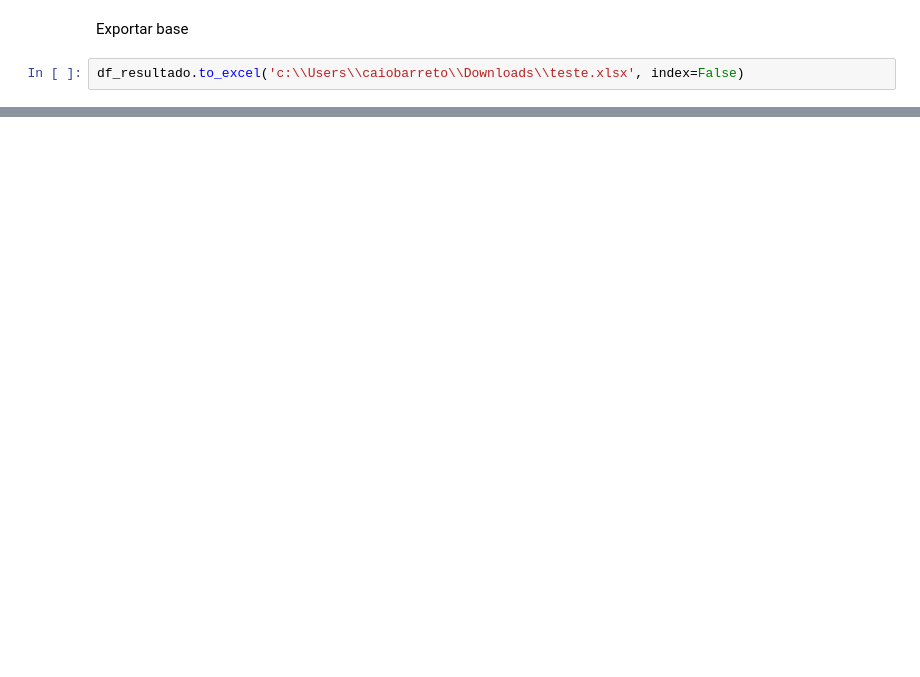
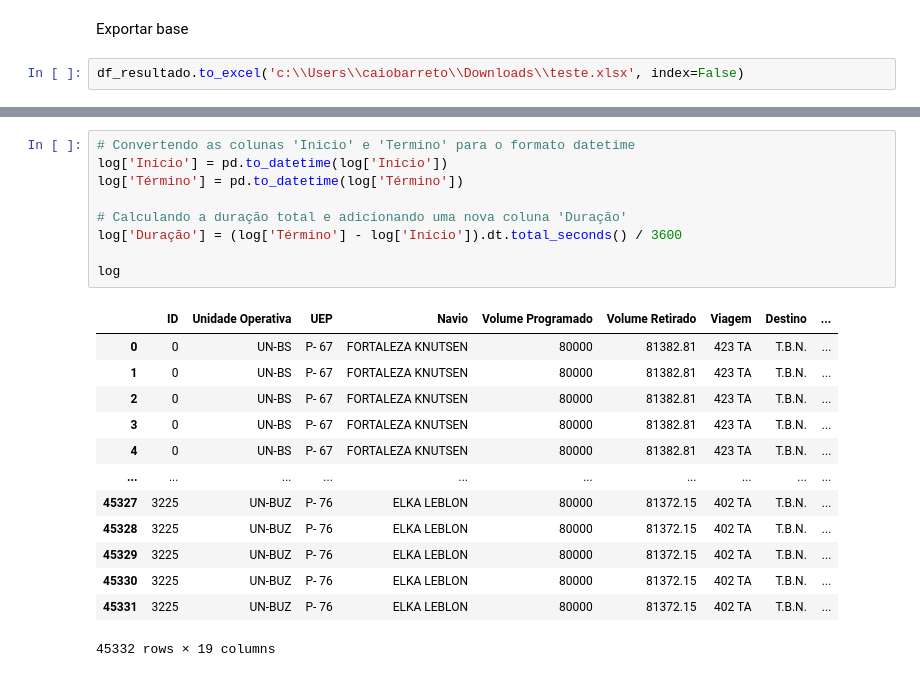
Before and after one commit to gabriellaserra/Process-mining-novo, a Jupyter notebook: Notebooks/Caio.ipynb, the cells around one changed output, grey strips where cells are left out. Cells and saved outputs as stored; diff of their text form; blank space fills up the shorter version.

```diff
--- a/Notebooks/Caio.ipynb
+++ b/Notebooks/Caio.ipynb
@@ -389,0 +399,23 @@ df_resultado.to_excel('c:\\Users\\caiobarreto\\Downloads\\teste.xlsx', index=Fal
+# %%
+# Convertendo as colunas 'Inicio' e 'Termino' para o formato datetime
+log['Início'] = pd.to_datetime(log['Início'])
+log['Término'] = pd.to_datetime(log['Término'])
+
+# Calculando a duração total e adicionando uma nova coluna 'Duração'
+log['Duração'] = (log['Término'] - log['Início']).dt.total_seconds() / 3600
+
+log
+# %% [output]
+|  | ID | Unidade Operativa | UEP | Navio | Volume Programado | Volume Retirado | Viagem | Destino | ... |
+| 0 | 0 | UN-BS | P- 67 | FORTALEZA KNUTSEN | 80000 | 81382.81 | 423 TA | T.B.N. | ... |
+| 1 | 0 | UN-BS | P- 67 | FORTALEZA KNUTSEN | 80000 | 81382.81 | 423 TA | T.B.N. | ... |
+| 2 | 0 | UN-BS | P- 67 | FORTALEZA KNUTSEN | 80000 | 81382.81 | 423 TA | T.B.N. | ... |
+| 3 | 0 | UN-BS | P- 67 | FORTALEZA KNUTSEN | 80000 | 81382.81 | 423 TA | T.B.N. | ... |
+| 4 | 0 | UN-BS | P- 67 | FORTALEZA KNUTSEN | 80000 | 81382.81 | 423 TA | T.B.N. | ... |
+| ... | ... | ... | ... | ... | ... | ... | ... | ... | ... |
+| 45327 | 3225 | UN-BUZ | P- 76 | ELKA LEBLON | 80000 | 81372.15 | 402 TA | T.B.N. | ... |
+| 45328 | 3225 | UN-BUZ | P- 76 | ELKA LEBLON | 80000 | 81372.15 | 402 TA | T.B.N. | ... |
+| 45329 | 3225 | UN-BUZ | P- 76 | ELKA LEBLON | 80000 | 81372.15 | 402 TA | T.B.N. | ... |
+| 45330 | 3225 | UN-BUZ | P- 76 | ELKA LEBLON | 80000 | 81372.15 | 402 TA | T.B.N. | ... |
+| 45331 | 3225 | UN-BUZ | P- 76 | ELKA LEBLON | 80000 | 81372.15 | 402 TA | T.B.N. | ... |
+45332 rows × 19 columns
```
Also changed, not shown: parts of 8 cells of this notebook.
